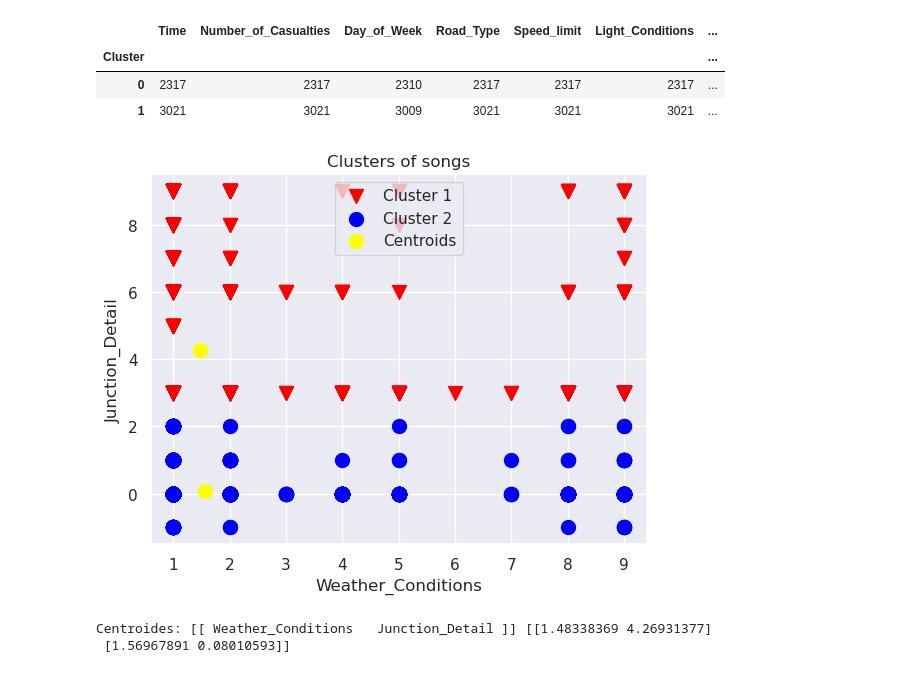
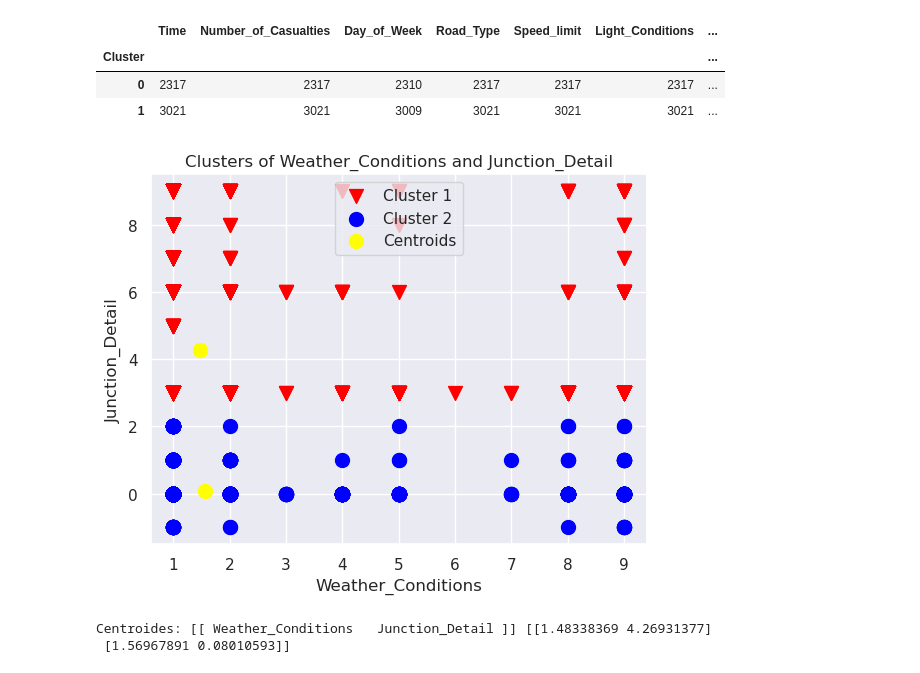
Before and after one commit to jjosorioc/ISIS3301-lab01-clustering, a Jupyter notebook: lab1.ipynb, the cells around one changed output. Drawn from its saved outputs; the diff is of its cells as text; code cells hidden in the pictures.

```diff
--- a/lab1.ipynb
+++ b/lab1.ipynb
@@ -283,15 +283,15 @@ df_bicialpes.groupby('Cluster').count()
 # %%
 # Ver gráficamente los elementos de los diferentes clúster
 plt.scatter(cols_number[kmeans.labels_ == 0, 0], cols_number[kmeans.labels_ == 0, 1], s = 100, marker='v', c = 'red', label = 'Cluster 1')
 plt.scatter(cols_number[kmeans.labels_ == 1, 0], cols_number[kmeans.labels_ == 1, 1], s = 100, marker='o', c = 'blue', label = 'Cluster 2')
 plt.scatter(kmeans.cluster_centers_[:, 0], kmeans.cluster_centers_[:, 1], s = 100, c = 'yellow', label = 'Centroids')
-plt.title('Clusters of songs')
+plt.title('Clusters of Weather_Conditions and Junction_Detail')
 plt.xlabel(selected_cols[0])
 plt.ylabel(selected_cols[1])
 plt.legend()
 plt.show()
 # %% [output]
-[figure, old version]
+[figure, new version]
 # %%
 # Revisemos los valores de los centroides de los clústeres generados
 print('Centroides: [[',selected_cols[0], ' ' , selected_cols[1], ']]', kmeans.cluster_centers_)
```
Also changed, not shown: parts of 2 cells of this notebook.
